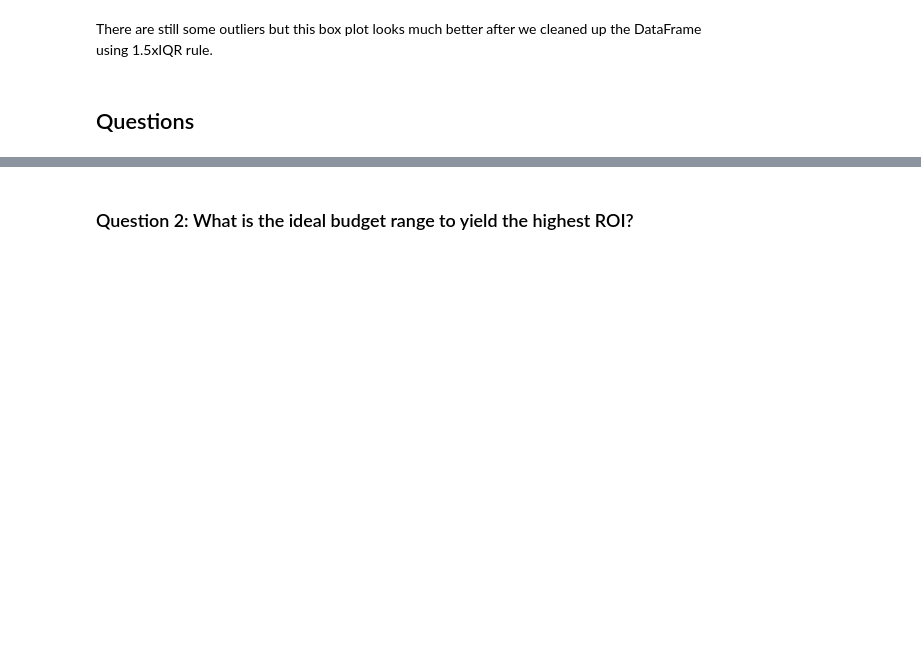
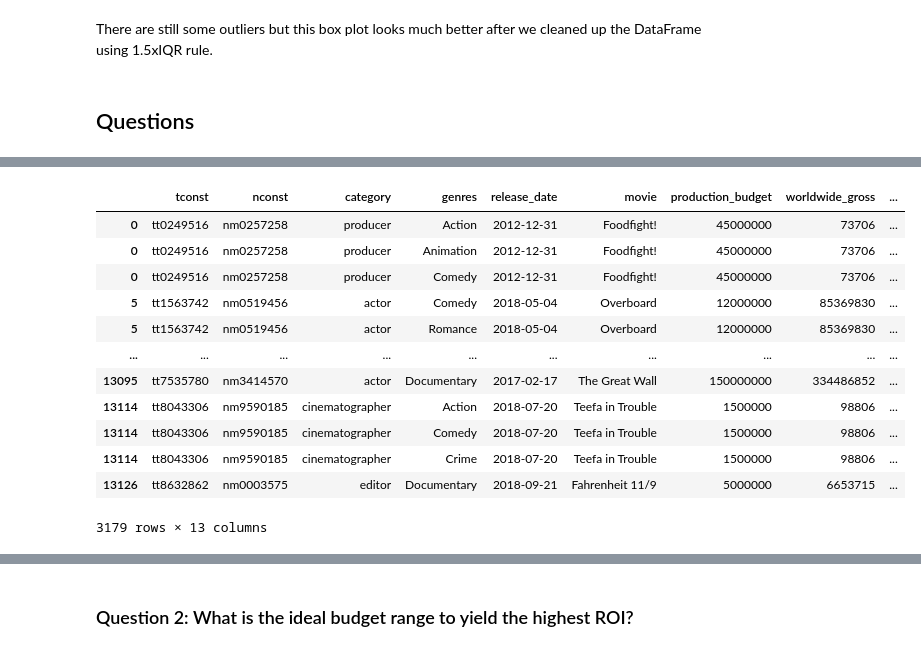
Before and after one commit to jennifernha/Microsoft-Movie-Analysis, a Jupyter notebook: Microsoft Movie Analysis.ipynb, the cells around one changed output, grey strips where cells are left out. Drawn from its saved outputs; the diff is of its cells as text; code cells hidden in the pictures; blank space fills up the shorter version.

```diff
--- a/Microsoft Movie Analysis.ipynb
+++ b/Microsoft Movie Analysis.ipynb
@@ -619,0 +620,19 @@ There are still some outliers but this box plot looks much better after we clean
+# %%
+#remove duplicate genres by movie
+df_genres = df[~df.duplicated(subset=['tconst', 'genres'])]
+
+df_genres
+# %% [output]
+|  | tconst | nconst | category | genres | release_date | movie | production_budget | worldwide_gross | ... |
+| 0 | tt0249516 | nm0257258 | producer | Action | 2012-12-31 | Foodfight! | 45000000 | 73706 | ... |
+| 0 | tt0249516 | nm0257258 | producer | Animation | 2012-12-31 | Foodfight! | 45000000 | 73706 | ... |
+| 0 | tt0249516 | nm0257258 | producer | Comedy | 2012-12-31 | Foodfight! | 45000000 | 73706 | ... |
+| 5 | tt1563742 | nm0519456 | actor | Comedy | 2018-05-04 | Overboard | 12000000 | 85369830 | ... |
+| 5 | tt1563742 | nm0519456 | actor | Romance | 2018-05-04 | Overboard | 12000000 | 85369830 | ... |
+| ... | ... | ... | ... | ... | ... | ... | ... | ... | ... |
+| 13095 | tt7535780 | nm3414570 | actor | Documentary | 2017-02-17 | The Great Wall | 150000000 | 334486852 | ... |
+| 13114 | tt8043306 | nm9590185 | cinematographer | Action | 2018-07-20 | Teefa in Trouble | 1500000 | 98806 | ... |
+| 13114 | tt8043306 | nm9590185 | cinematographer | Comedy | 2018-07-20 | Teefa in Trouble | 1500000 | 98806 | ... |
+| 13114 | tt8043306 | nm9590185 | cinematographer | Crime | 2018-07-20 | Teefa in Trouble | 1500000 | 98806 | ... |
+| 13126 | tt8632862 | nm0003575 | editor | Documentary | 2018-09-21 | Fahrenheit 11/9 | 5000000 | 6653715 | ... |
+3179 rows × 13 columns
```
Also changed, not shown: parts of 19 cells of this notebook.
